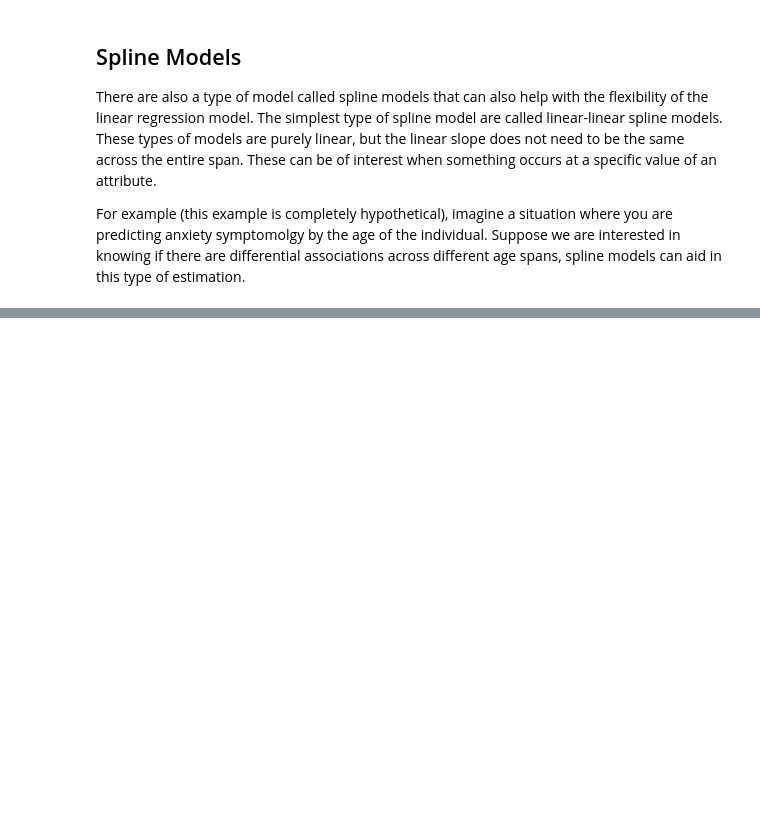
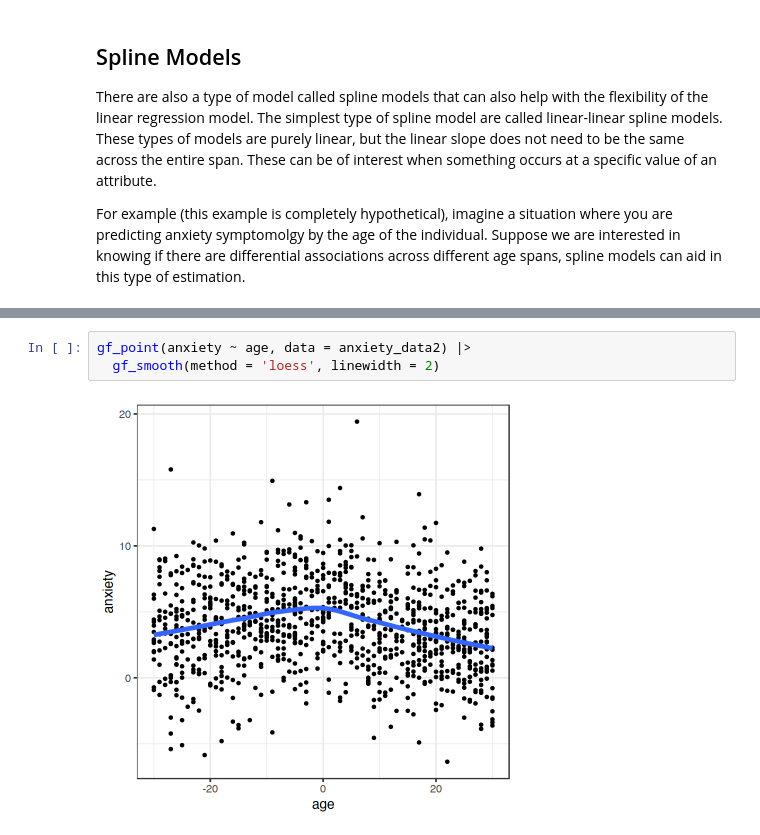
Before and after one commit to lebebr01/psqf_6243, a Jupyter notebook: course-notes/15-non-linear.ipynb, the cells around one changed output, grey strips where cells are left out. Drawn from its saved outputs; the diff is of its cells as text; blank space fills up the shorter version.

```diff
--- a/course-notes/15-non-linear.ipynb
+++ b/course-notes/15-non-linear.ipynb
@@ -138,0 +276,5 @@ lm(anxiety ~ 1 + age + age_group_post + age:age_group_post, data = anxiety_data)
+# %%
+gf_point(anxiety ~ age, data = anxiety_data2) |>
+  gf_smooth(method = 'loess', linewidth = 2)
+# %% [output]
+[figure, added]
```
Also changed, not shown: parts of 20 cells of this notebook, 10 other files.
